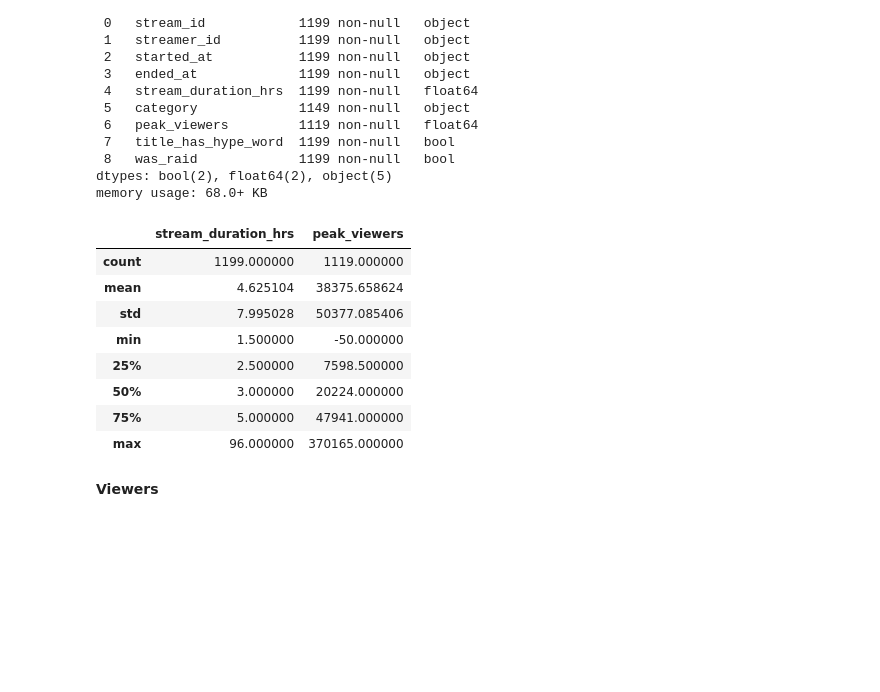
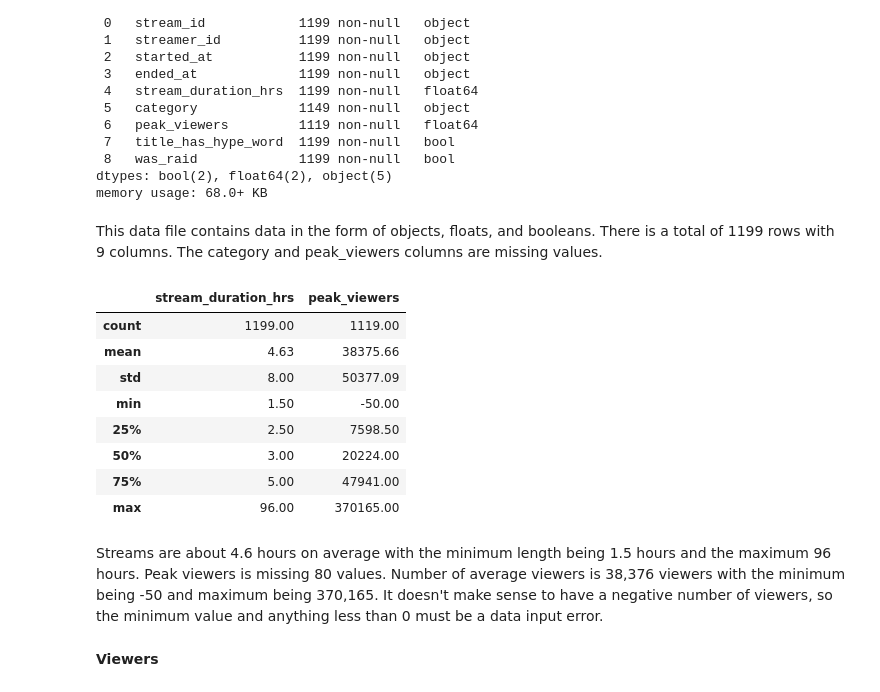
Before and after one commit to zlwym/Assignment01_IAT461, a Jupyter notebook: IAT461-Assignment01-Scaffold.ipynb, the cells around one changed output. Cells and saved outputs as stored; diff of their text form; code cells hidden in the pictures; blank space fills up the shorter version.

```diff
--- a/IAT461-Assignment01-Scaffold.ipynb
+++ b/IAT461-Assignment01-Scaffold.ipynb
@@ -147,18 +149,22 @@ Data columns (total 9 columns):
  8   was_raid             1199 non-null   bool
 dtypes: bool(2), float64(2), object(5)
 memory usage: 68.0+ KB
+# %% [markdown]
+This data file contains data in the form of objects, floats, and booleans. There is a total of 1199 rows with 9 columns. The category and peak_viewers columns are missing values.
 # %%
-streams.describe()
+streams.describe().round(2)
 # %% [output]
 |  | stream_duration_hrs | peak_viewers |
-| count | 1199.000000 | 1119.000000 |
-| mean | 4.625104 | 38375.658624 |
-| std | 7.995028 | 50377.085406 |
-| min | 1.500000 | -50.000000 |
-| 25% | 2.500000 | 7598.500000 |
-| 50% | 3.000000 | 20224.000000 |
-| 75% | 5.000000 | 47941.000000 |
-| max | 96.000000 | 370165.000000 |
+| count | 1199.00 | 1119.00 |
+| mean | 4.63 | 38375.66 |
+| std | 8.00 | 50377.09 |
+| min | 1.50 | -50.00 |
+| 25% | 2.50 | 7598.50 |
+| 50% | 3.00 | 20224.00 |
+| 75% | 5.00 | 47941.00 |
+| max | 96.00 | 370165.00 |
+# %% [markdown]
+Streams are about 4.6 hours on average with the minimum length being 1.5 hours and the maximum 96 hours. Peak viewers is missing 80 values. Number of average viewers is 38,376 viewers with the minimum being -50 and maximum being 370,165. It doesn't make sense to have a negative number of viewers, so the minimum value and anything less than 0 must be a data input error.
 # %% [markdown]
 **Viewers**
 # %%
```
Also changed, not shown: parts of 35 cells of this notebook.
